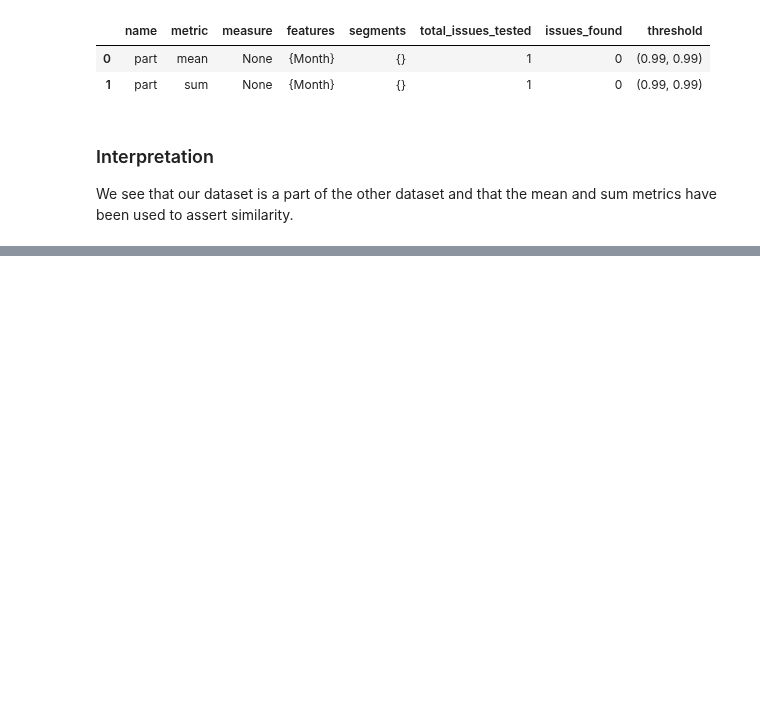
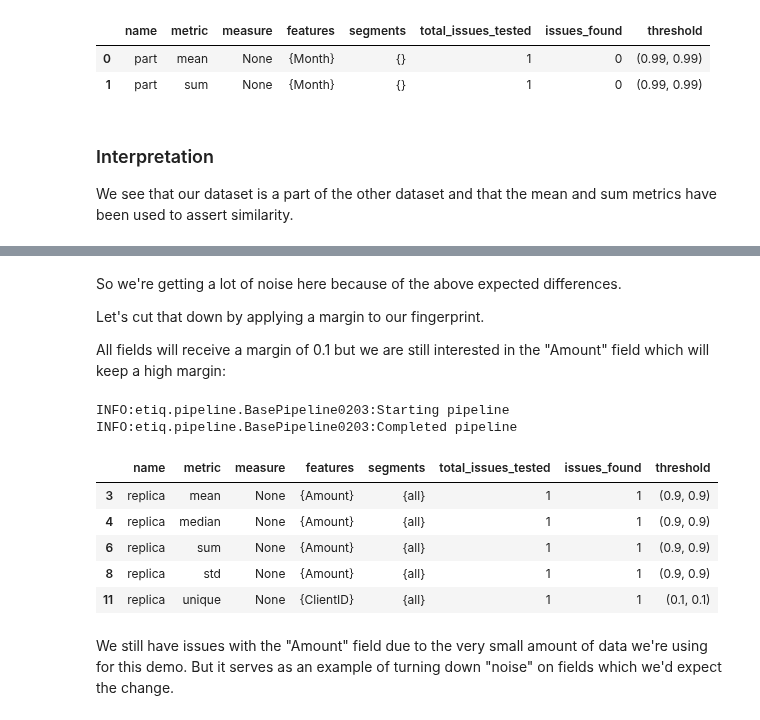
Before and after one commit to ETIQ-AI/ml-testing, a Jupyter notebook: Scans by type/Fingerprint/fingerprinting.ipynb, the cells around one changed output, grey strips where cells are left out. Saved outputs shown, nothing was run; the diff lists cells and outputs as text; code cells hidden in the pictures; blank space fills up the shorter version.

Commit message:
Document margins

```diff
--- a/Scans by type/Fingerprint/fingerprinting.ipynb
+++ b/Scans by type/Fingerprint/fingerprinting.ipynb
@@ -339 +413,28 @@ We see that our dataset is a part of the other dataset and that the mean and sum
+# %% [markdown]
+So we're getting a lot of noise here because of the above expected differences.
+
+Let's cut that down by applying a margin to our fingerprint.
+
+All fields will receive a margin of 0.1 but we are still interested in the "Amount" field which will keep a high margin:
+# %%
+segments, issues, aggregate_issues = next_months_snapshot.scan_fingerprints(
+    claims_snapshot,
+    margin_per_field={
+        "Amount": 0.90,
+    },
+    margin=0.1,
+)
+
+aggregate_issues[aggregate_issues.issues_found > 0]
+# %% [output]
+INFO:etiq.pipeline.BasePipeline0203:Starting pipeline
+INFO:etiq.pipeline.BasePipeline0203:Completed pipeline
+|  | name | metric | measure | features | segments | total_issues_tested | issues_found | threshold |
+| 3 | replica | mean | None | {Amount} | {all} | 1 | 1 | (0.9, 0.9) |
+| 4 | replica | median | None | {Amount} | {all} | 1 | 1 | (0.9, 0.9) |
+| 6 | replica | sum | None | {Amount} | {all} | 1 | 1 | (0.9, 0.9) |
+| 8 | replica | std | None | {Amount} | {all} | 1 | 1 | (0.9, 0.9) |
+| 11 | replica | unique | None | {ClientID} | {all} | 1 | 1 | (0.1, 0.1) |
+# %% [markdown]
+We still have issues with the "Amount" field due to the very small amount of data we're using for this demo. But it serves as an example of turning down "noise" on fields which we'd expect the change.
 # %% [markdown]
```
Also changed, not shown: parts of 9 cells of this notebook.
